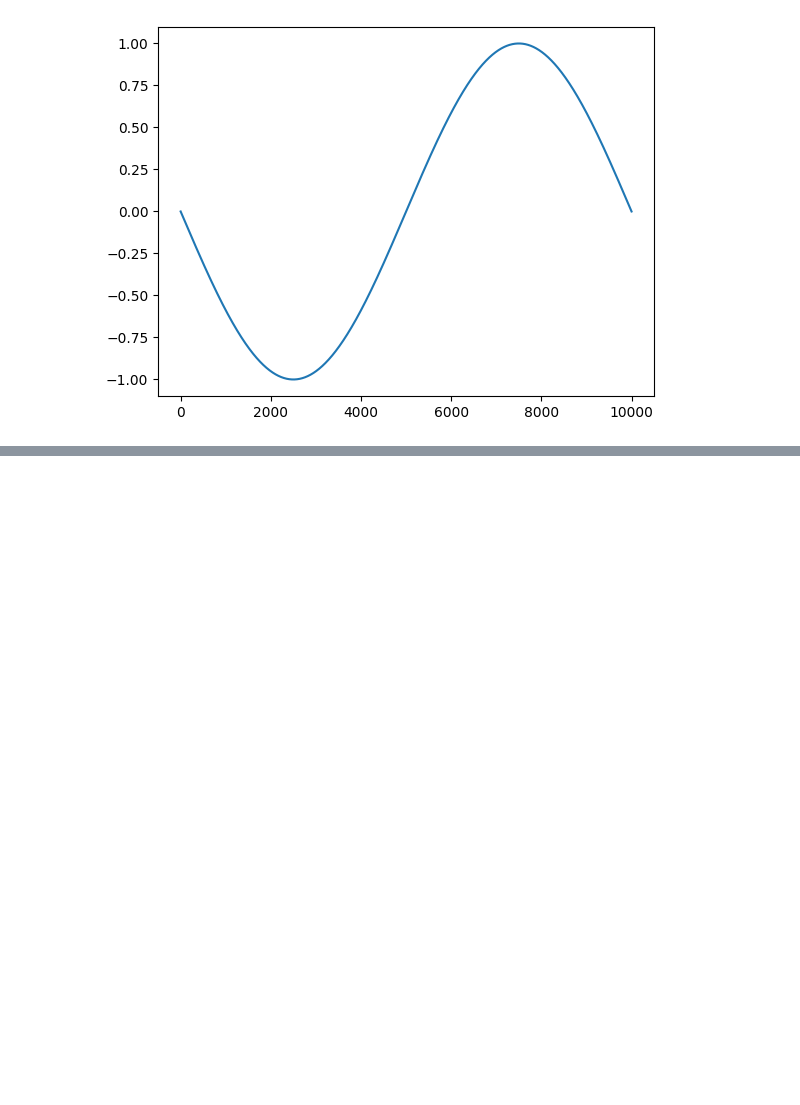
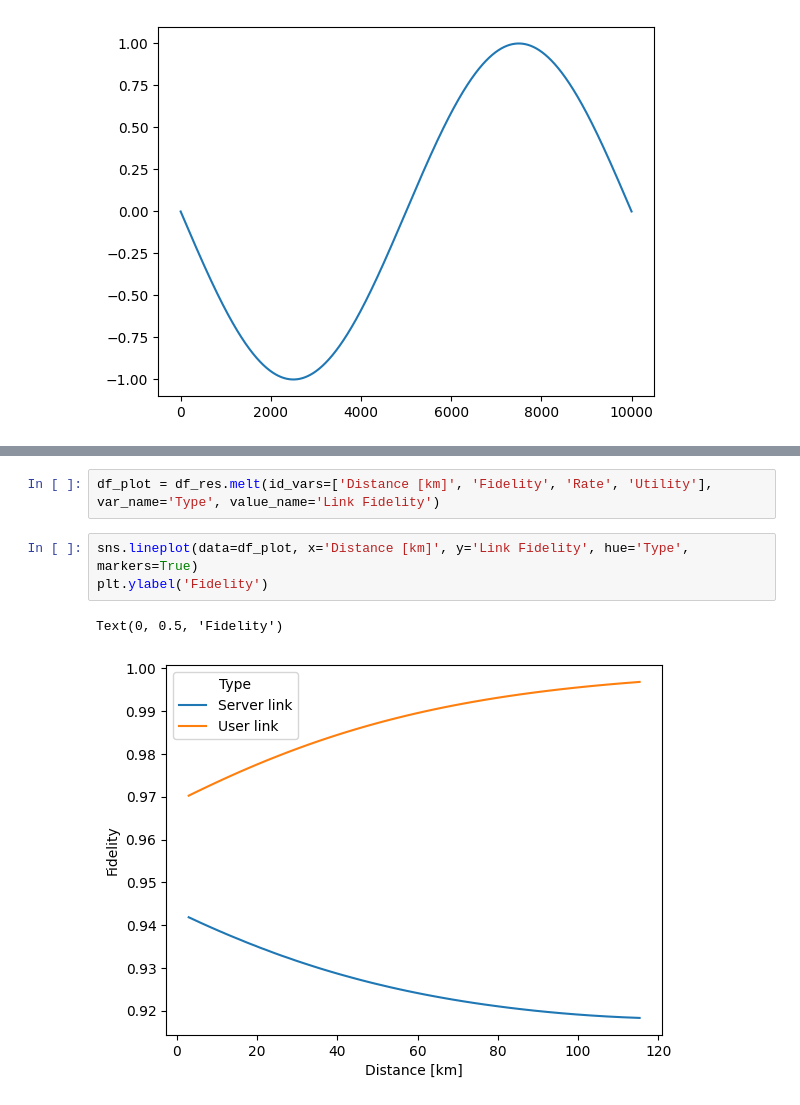
Before and after one commit to Luisenden/qnetsur, a Jupyter notebook: usecase_qswitch/sandbox.ipynb, the cells around one changed output, grey strips where cells are left out. Cells and saved outputs as stored; diff of their text form; blank space fills up the shorter version.

```diff
--- a/usecase_qswitch/sandbox.ipynb
+++ b/usecase_qswitch/sandbox.ipynb
@@ -93,0 +132,8 @@ array([], dtype=int64)
+# %%
+df_plot = df_res.melt(id_vars=['Distance [km]', 'Fidelity', 'Rate', 'Utility'], var_name='Type', value_name='Link Fidelity')
+# %%
+sns.lineplot(data=df_plot, x='Distance [km]', y='Link Fidelity', hue='Type', markers=True)
+plt.ylabel('Fidelity')
+# %% [output]
+Text(0, 0.5, 'Fidelity')
+[figure, added]
```
Also changed, not shown: parts of 10 cells of this notebook, 7 other files.
